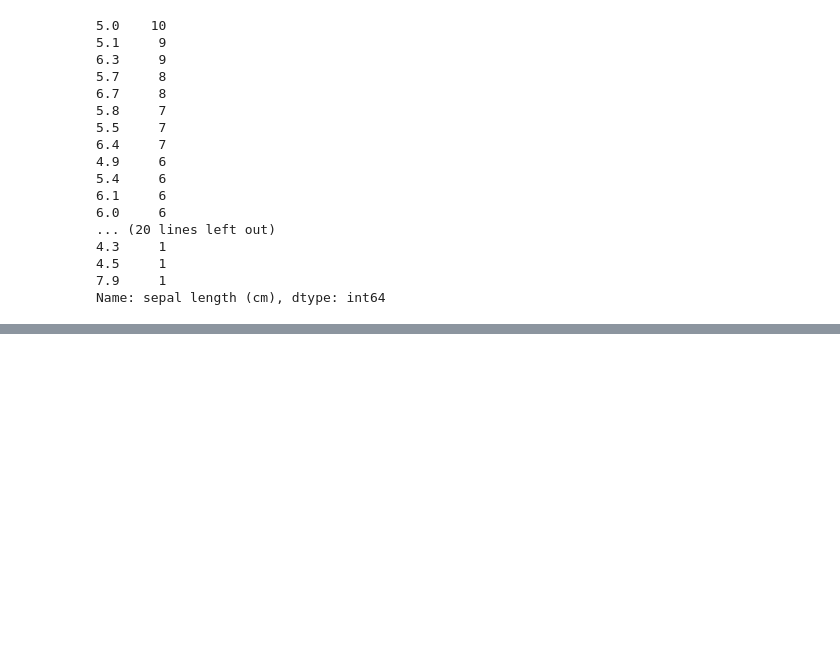
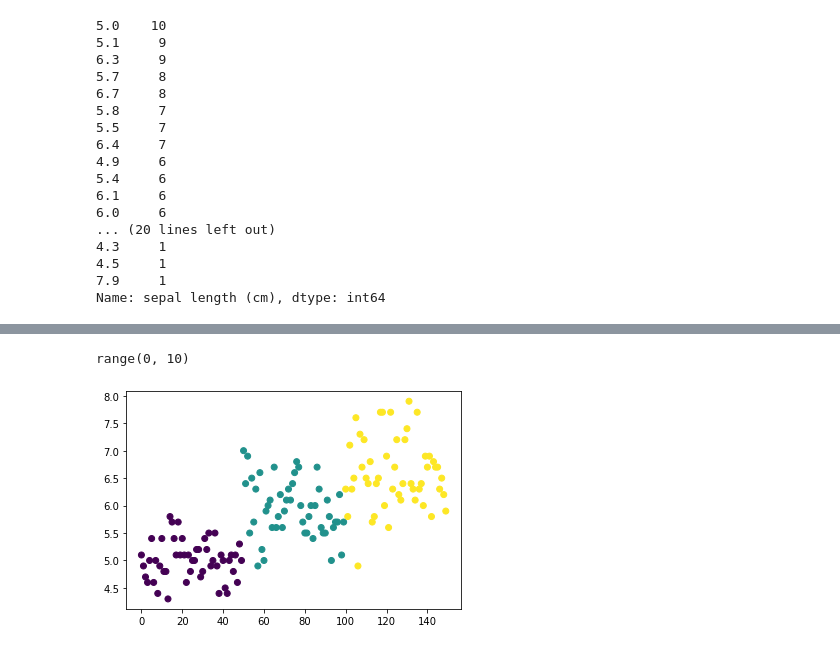
Before and after one commit to lunarti/kernels-datascience, a Jupyter notebook: exploration-analytics/exercises1.ipynb, the cells around one changed output, grey strips where cells are left out. Drawn from its saved outputs; the diff is of its cells as text; code cells hidden in the pictures; blank space fills up the shorter version.

```diff
--- a/exploration-analytics/exercises1.ipynb
+++ b/exploration-analytics/exercises1.ipynb
@@ -184,0 +191,8 @@ Name: sepal length (cm), dtype: int64
+# %%
+# Crie um Gráficos de Dispersão (scatter Plot) da variável sepal length versus número da linha,
+# colorido por marcadores da variável target-
+# target coluna:5 ; speal length col:0
+plt.scatter(range(len(df)), df.iloc[:,0], c=df.iloc[:,5])
+# %% [output]
+range(0, 10)
+[figure, added]
```
Also changed, not shown: parts of 5 cells of this notebook.
